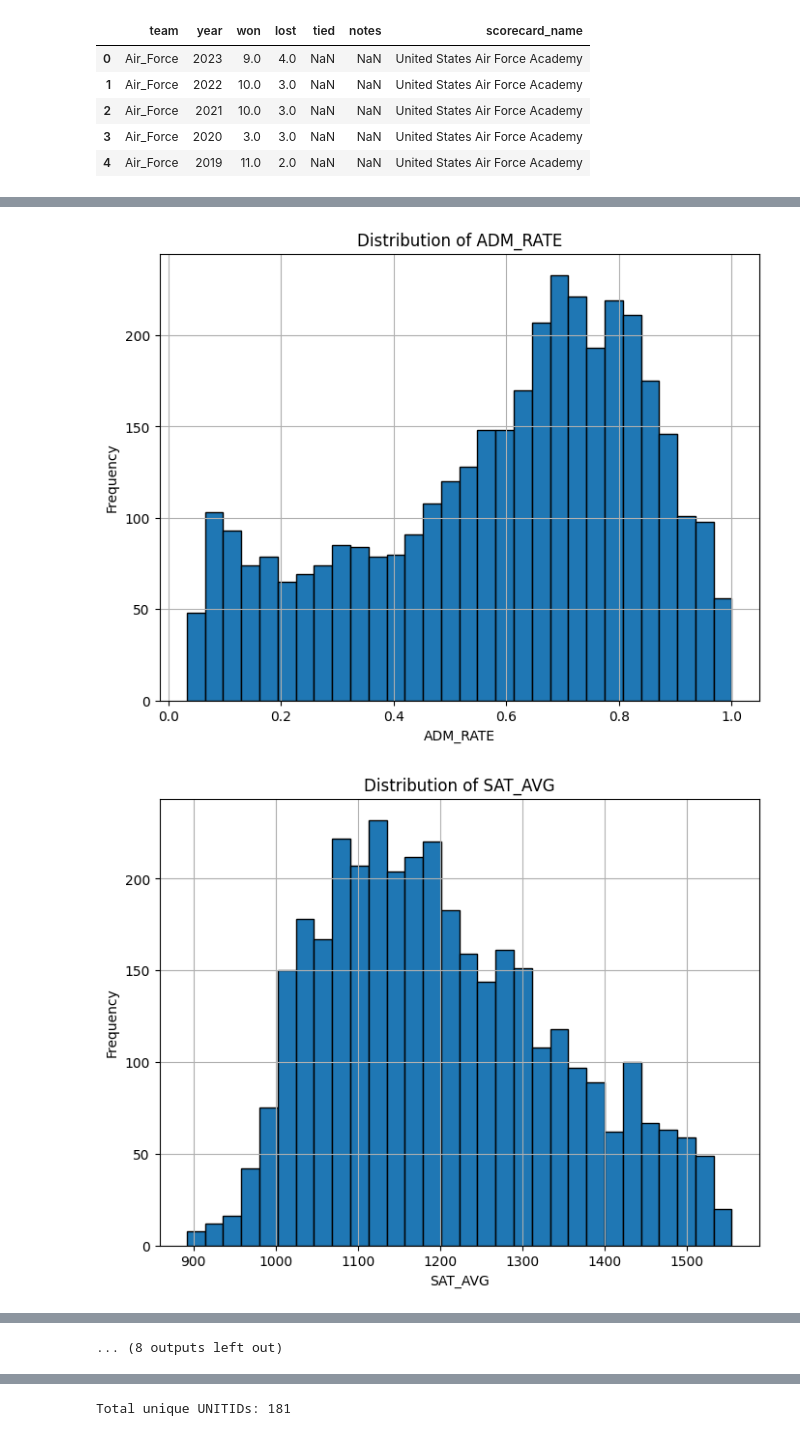
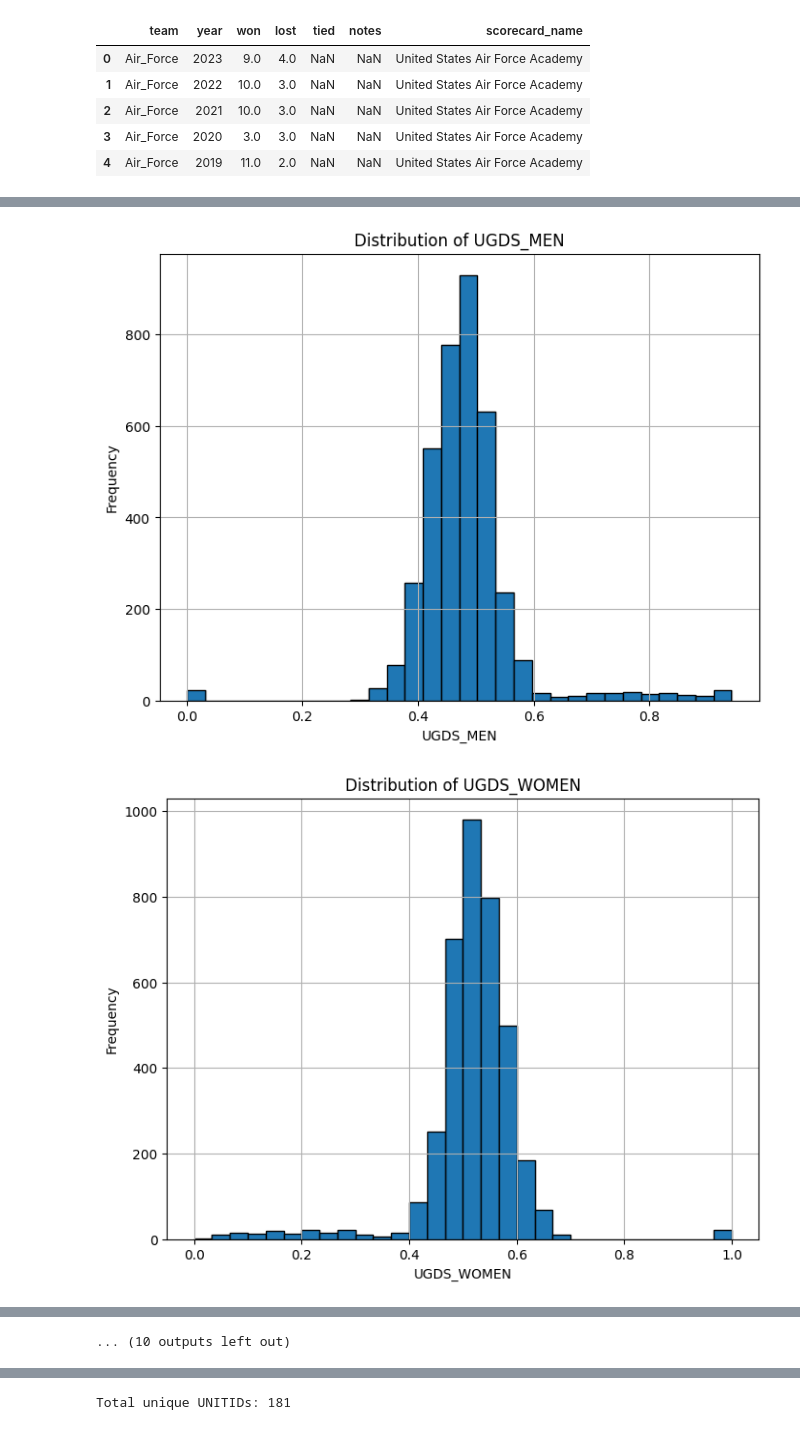
Before and after one commit to Schneeman71/CaseStudySchoolProject, a Jupyter notebook: AnalyzeClean.ipynb, the cells around one changed output, grey strips where cells are left out. Saved outputs shown, nothing was run; the diff lists cells and outputs as text; code cells hidden in the pictures.

```diff
--- a/AnalyzeClean.ipynb
+++ b/AnalyzeClean.ipynb
@@ -118,7 +118,7 @@ df_combined_scorecard = df_combined_scorecard[(df_combined_scorecard['Year'] >=
 # List of variables of interest including school and year identifiers
 columns_of_interest = [
     'UNITID', 'INSTNM', 'CITY', 'Year',
-    'UGDS', 'UGDS_WHITE', 'UGDS_BLACK', 'UGDS_HISP', 'UGDS_ASIAN',
+    'UGDS', 'UGDS_WHITE', 'UGDS_BLACK', 'UGDS_HISP', 'UGDS_ASIAN', 'UGDS_MEN', 'UGDS_WOMEN',
     'ADM_RATE', 'SAT_AVG', 'ACTCMMID',
     'RET_FT4', 'C150_4',
     'TUITIONFEE_IN', 'TUITIONFEE_OUT', 'AVGFACSAL', 'PFTFAC',
@@ -131,7 +131,7 @@ df = df_combined_scorecard[columns_of_interest]
 # we could use median imputation, or forward fill if more reasonable
 
 numeric_vars = [
-    'UGDS', 'UGDS_WHITE', 'UGDS_BLACK', 'UGDS_HISP', 'UGDS_ASIAN',
+    'UGDS', 'UGDS_WHITE', 'UGDS_BLACK', 'UGDS_HISP', 'UGDS_ASIAN', 'UGDS_MEN', 'UGDS_WOMEN',
     'ADM_RATE', 'SAT_AVG', 'ACTCMMID',
     'RET_FT4', 'C150_4',
     'TUITIONFEE_IN', 'TUITIONFEE_OUT', 'AVGFACSAL', 'PFTFAC',
@@ -171,7 +171,7 @@ max    21402.000000   22086.000000     12359.000000      12359.000000
 [figure]
 [figure]
 [figure]
 [figure]
 [figure]
-[figure, old version]
+[figure, new version]
-[figure, old version]
+[figure, new version]
@@ -182,4 +182,4 @@ max    21402.000000   22086.000000     12359.000000      12359.000000
-... (8 outputs left out)
+... (10 outputs left out)
 # %%
 df.sort_values(by=["UNITID", "Year"])
 # %% [output]
```
Also changed, not shown: parts of 10 cells of this notebook, 1 other file.
